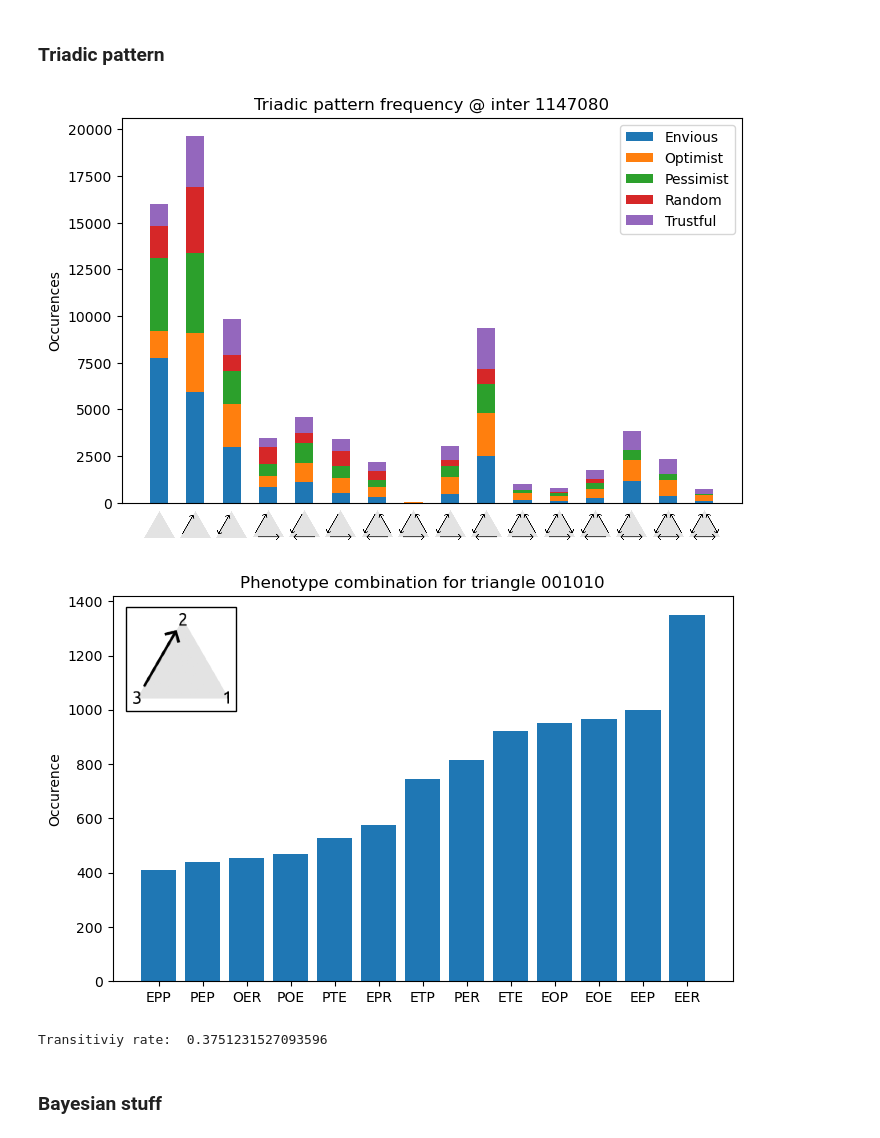
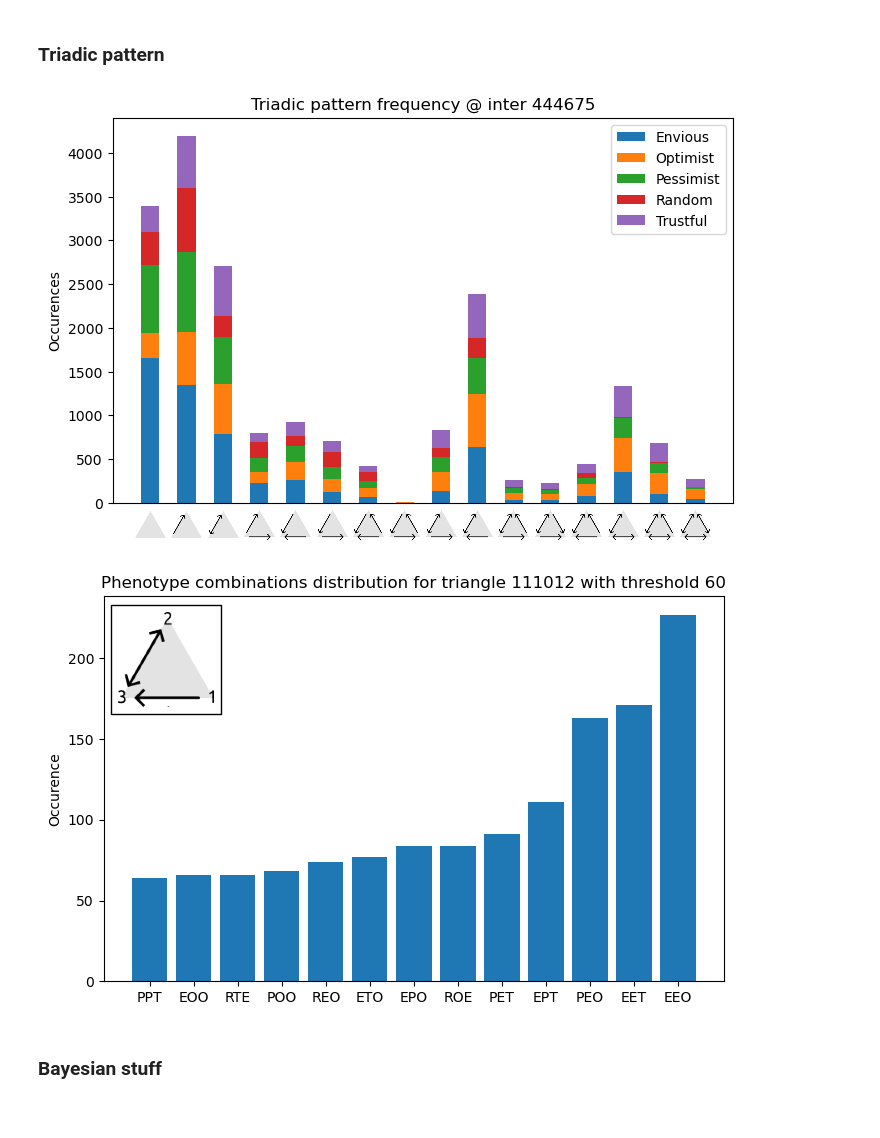
Before and after one commit to yuxuama/cooperation_emergence, a Jupyter notebook: notebooks/last_analysis.ipynb, the cells around one changed output. Saved outputs shown, nothing was run; the diff lists cells and outputs as text; code cells hidden in the pictures.

Commit message:
Diadic pattern phenotype combinations implementation

```diff
--- a/notebooks/last_analysis.ipynb
+++ b/notebooks/last_analysis.ipynb
@@ -103,21 +125,17 @@ tri_pattern_freq = measure_global_frequency_triadic_pattern(l.astype(int), param
 # %%
 plot_triadic_pattern_phenotype(tri_pattern_freq, parameters)
-plt.savefig("../plot/Size_effect/"  + str(n) + "/triadic_pattern_bar.png")
-#plt.show()
+if save:
+    plt.savefig("../plot/" + dirname + str(n) + "/triadic_pattern_bar.png")
+else:
+    plt.show()
 # %% [output]
-[figure, old version]
+[figure, new version]
 # %%
 ph_comb_dt = measure_triadic_pattern_phenotype_combination(l.astype(int), parameters, inter)
-plot_phenotype_combination_per_triangle("001010", ph_comb_dt, 400)
+plot_phenotype_combination_per_triangle("111012", ph_comb_dt, 60)
+plt.show()
 # %% [output]
-[figure, old version]
+[figure, new version]
-# %%
-dtga = tri_pattern_freq.group_by("Transitive").aggregate("Number")
-data = dtga.get_item(True).get_item("Number").get_all_item().values()
-transitivity_rate = sum(data) / (n * (n-1) * (n-2) / 6)
-print("Transitiviy rate: ", transitivity_rate)
-# %% [output]
-Transitiviy rate:  0.3751231527093596
 # %% [markdown]
 ### Bayesian stuff
 # %%
```
Also changed, not shown: parts of 13 cells of this notebook, 4 other files.
